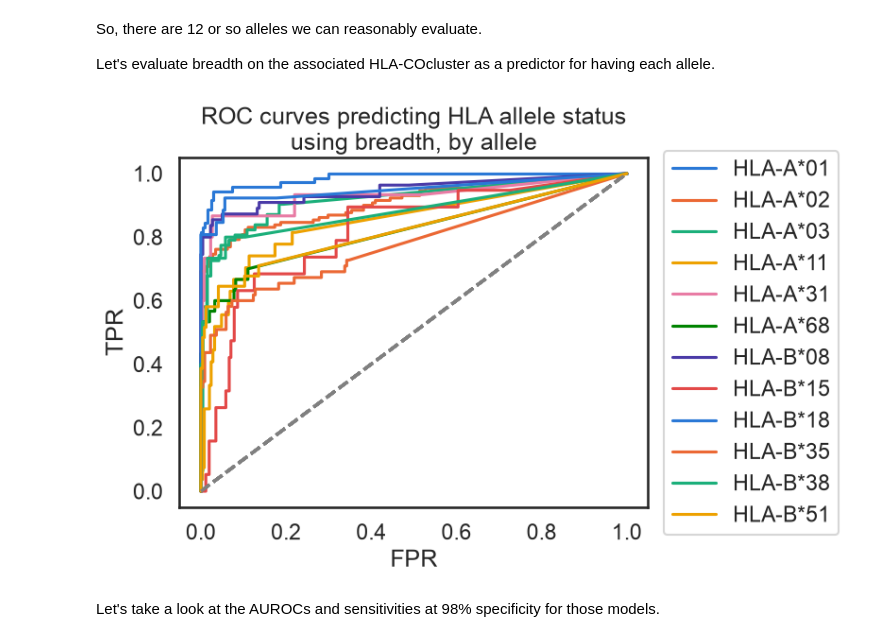
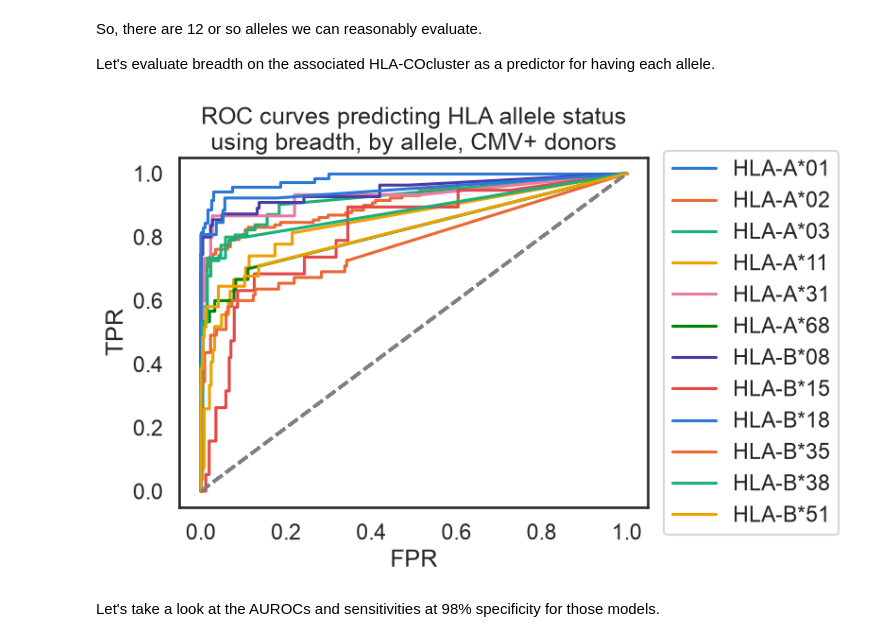
Before and after one commit to dhmay/CMVividly, a Jupyter notebook: notebooks/05_predict_cmv_hla_emerson.ipynb, the cells around one changed output. Drawn from its saved outputs; the diff is of its cells as text; code cells hidden in the pictures.

```diff
--- a/notebooks/05_predict_cmv_hla_emerson.ipynb
+++ b/notebooks/05_predict_cmv_hla_emerson.ipynb
@@ -309,44 +298,49 @@ Let's evaluate breadth on the associated HLA-COcluster as a predictor for having
 # %%
 from cmvividly.plots.roc_utils import calc_roc_summary
 
 pdf_tcr_matches_2026["hla_for_join"] = pdf_tcr_matches_2026.hla.apply(
     lambda x: x.split("*")[0])
 # Join the HLA metadata with the breadth metric and assess breath as a predictor
 pdf_sample_metadata_withhla_cmvpos = pdf_sample_metadata_withhla[pdf_sample_metadata_withhla.cmv_status == 1]
 
-rows = []
-f, ax = plt.subplots()
 
-for allele in alleles_enough_cmvpos_with_hlacocluster:
-    allele_for_join = allele[len("HLA-"):] + ":01"
-    pdf_matches_this_allele = pdf_tcr_matches_2026[pdf_tcr_matches_2026.hla == allele_for_join]
-    pdf_rowcounts_this_allele = pdf_matches_this_allele.groupby("sample_name").agg({
-        "tcr_repertoire": "count",
-        "productive_frequency": "sum"
-    }).reset_index()
-    pdf_rowcounts_this_allele_withmeta = pdf_sample_metadata_withhla_cmvpos.merge(
-        pdf_rowcounts_this_allele, how="left", on="sample_name").fillna(0)
-    pdf_rowcounts_this_allele_withmeta["breadth"] = pdf_rowcounts_this_allele_withmeta["tcr_repertoire"] / pdf_rowcounts_this_allele_withmeta["productive_rearrangements"]
-    pdf_rowcounts_this_allele_withmeta["depth"] = pdf_rowcounts_this_allele_withmeta["productive_frequency"]
-    auroc_breadth = calc_auroc(pdf_rowcounts_this_allele_withmeta, "breadth", label_col=allele)
-    sens_98_spec_breadth = calc_roc_summary(pdf_rowcounts_this_allele_withmeta, "breadth", label_col=allele,
-                                            specificities=[0.98])["senses_at_specs"][0]
-    auroc_depth = calc_auroc(pdf_rowcounts_this_allele_withmeta, "depth", label_col=allele)
-    rows.append({
-        "allele": allele,
-        "n_cmvpos": sum(pdf_rowcounts_this_allele_withmeta[allele] == 1),
-        "auroc_breadth": auroc_breadth,
-        "auroc_depth": auroc_depth,
-        "sens_98_spec_breadth": sens_98_spec_breadth
-    })
-    plot_roc(pdf_rowcounts_this_allele_withmeta,
-             "breadth", label_col=allele, ax=ax, label=allele)
-ax.set_title("ROC curves predicting HLA allele status\nusing breadth, by allele")
-ax.legend(bbox_to_anchor=(1.01, 1.05), loc='upper left')
+def calc_rocs_all_models(pdf_metadata, title_suffix):
+    rows = []
+    f, ax = plt.subplots()
 
-pdf_allele_aurocs = pd.DataFrame(rows).sort_values("auroc_breadth", ascending=False)
+    for allele in alleles_enough_cmvpos_with_hlacocluster:
+        allele_for_join = allele[len("HLA-"):] + ":01"
+        pdf_matches_this_allele = pdf_tcr_matches_2026[pdf_tcr_matches_2026.hla == allele_for_join]
+        pdf_rowcounts_this_allele = pdf_matches_this_allele.groupby("sample_name").agg({
+            "tcr_repertoire": "count",
+            "productive_frequency": "sum"
+        }).reset_index()
+        pdf_rowcounts_this_allele_withmeta = pdf_metadata.merge(
+            pdf_rowcounts_this_allele, how="left", on="sample_name").fillna(0)
+        pdf_rowcounts_this_allele_withmeta["breadth"] = pdf_rowcounts_this_allele_withmeta["tcr_repertoire"] / pdf_rowcounts_this_allele_withmeta["productive_rearrangements"]
+        pdf_rowcounts_this_allele_withmeta["depth"] = pdf_rowcounts_this_allele_withmeta["productive_frequency"]
+        auroc_breadth = calc_auroc(pdf_rowcounts_this_allele_withmeta, "breadth", label_col=allele)
+        sens_98_spec_breadth = calc_roc_summary(pdf_rowcounts_this_allele_withmeta, "breadth", label_col=allele,
+                                                specificities=[0.98])["senses_at_specs"][0]
+        auroc_depth = calc_auroc(pdf_rowcounts_this_allele_withmeta, "depth", label_col=allele)
+        rows.append({
+            "allele": allele,
+            "n_cmvpos": sum(pdf_rowcounts_this_allele_withmeta[allele] == 1),
+            "auroc_breadth": auroc_breadth,
+            "auroc_depth": auroc_depth,
+            "sens_98_spec_breadth": sens_98_spec_breadth
+        })
+        plot_roc(pdf_rowcounts_this_allele_withmeta,
+                 "breadth", label_col=allele, ax=ax, label=allele)
+    ax.set_title(f"ROC curves predicting HLA allele status\nusing breadth, by allele, {title_suffix}")
+    ax.legend(bbox_to_anchor=(1.01, 1.05), loc='upper left')
+
+    pdf_allele_aurocs = pd.DataFrame(rows).sort_values("auroc_breadth", ascending=False)
+    return pdf_allele_aurocs
+
+pdf_allele_aurocs_cmvpos = calc_rocs_all_models(pdf_sample_metadata_withhla_cmvpos, "CMV+ donors")
 # %% [output]
-[figure, old version]
+[figure, new version]
 # %% [markdown]
 Let's take a look at the AUROCs and sensitivities at 98% specificity for those models.
 # %%
```
Also changed, not shown: parts of 5 cells of this notebook, 1 other file.
